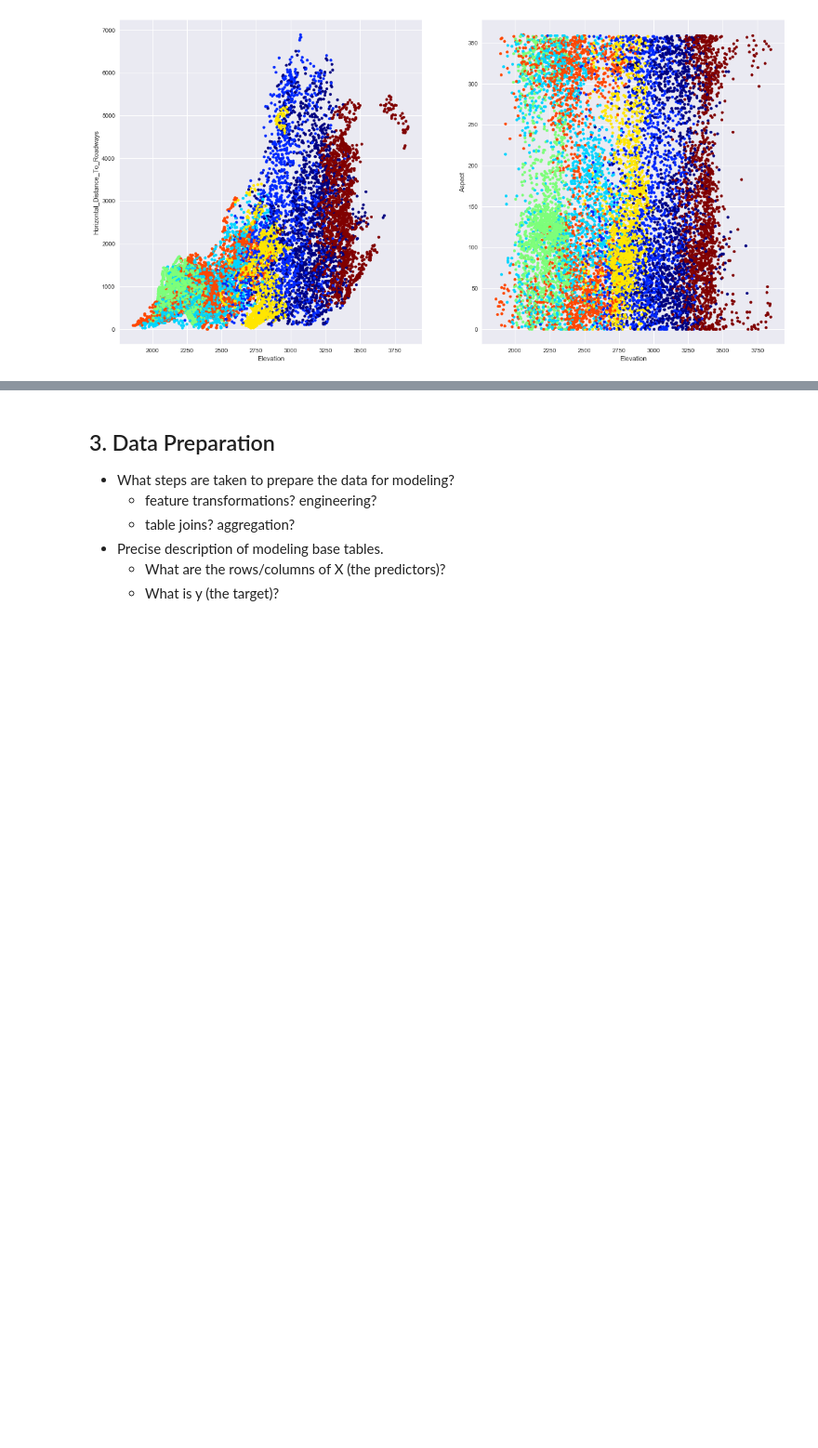
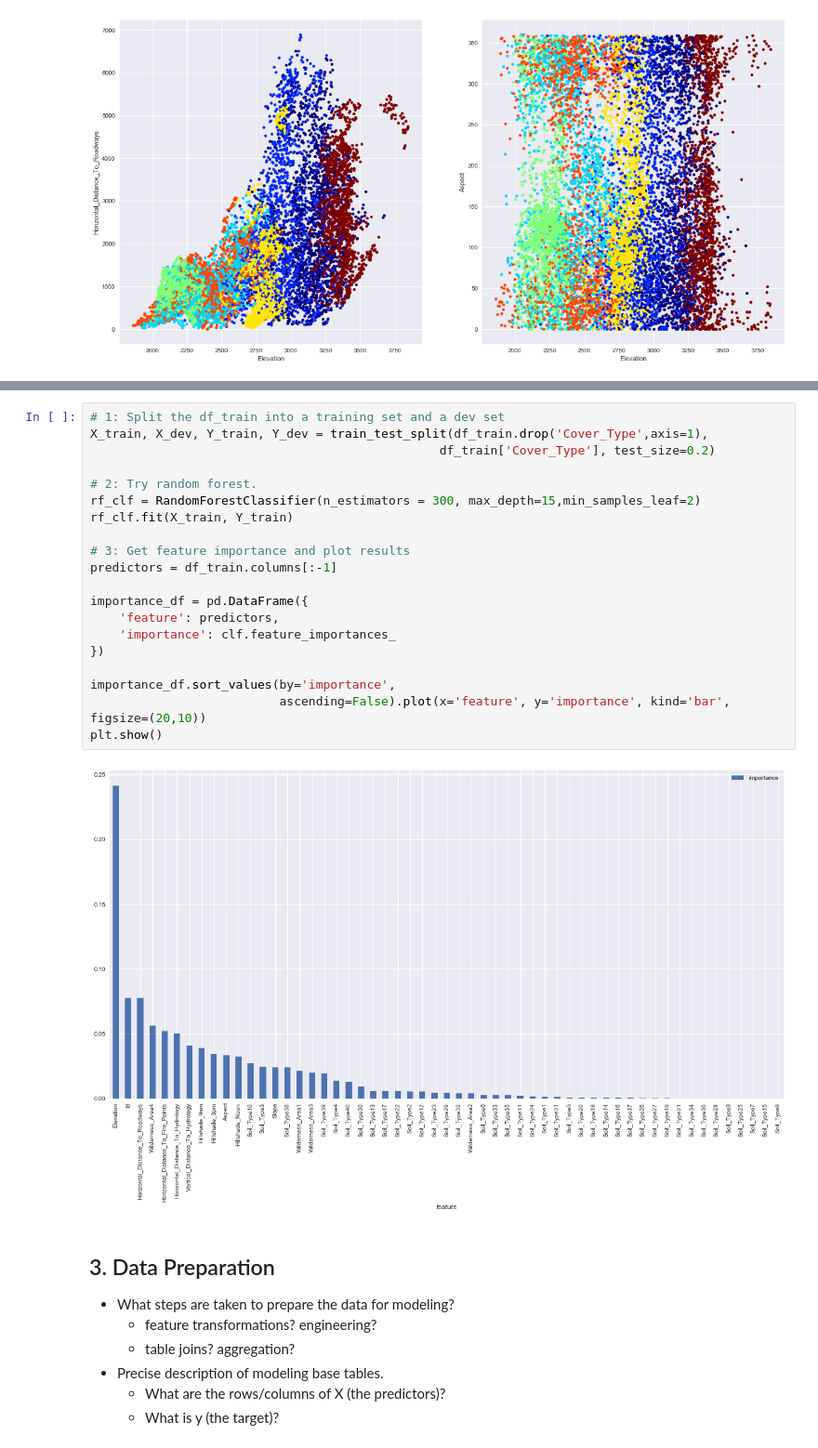
Before and after one commit to zachday1/207_forest_cover, a Jupyter notebook: Final_WIP_CRISP.ipynb, the cells around one changed output, grey strips where cells are left out. Shown at 93% size. Drawn from its saved outputs; the diff is of its cells as text; blank space fills up the shorter version.

```diff
--- a/Final_WIP_CRISP.ipynb
+++ b/Final_WIP_CRISP.ipynb
@@ -251,3 +274,25 @@ plt.show()
+# %%
+# 1: Split the df_train into a training set and a dev set
+X_train, X_dev, Y_train, Y_dev = train_test_split(df_train.drop('Cover_Type',axis=1),
+                                                df_train['Cover_Type'], test_size=0.2)
+
+# 2: Try random forest.
+rf_clf = RandomForestClassifier(n_estimators = 300, max_depth=15,min_samples_leaf=2)
+rf_clf.fit(X_train, Y_train)
+
+# 3: Get feature importance and plot results
+predictors = df_train.columns[:-1]
+
+importance_df = pd.DataFrame({
+    'feature': predictors,
+    'importance': clf.feature_importances_
+})
+
+importance_df.sort_values(by='importance',
+                          ascending=False).plot(x='feature', y='importance', kind='bar', figsize=(20,10))
+plt.show()
+# %% [output]
+[figure, added]
 # %% [markdown]
 ## 3. Data Preparation
 
```
Also changed, not shown: parts of 25 cells of this notebook.
